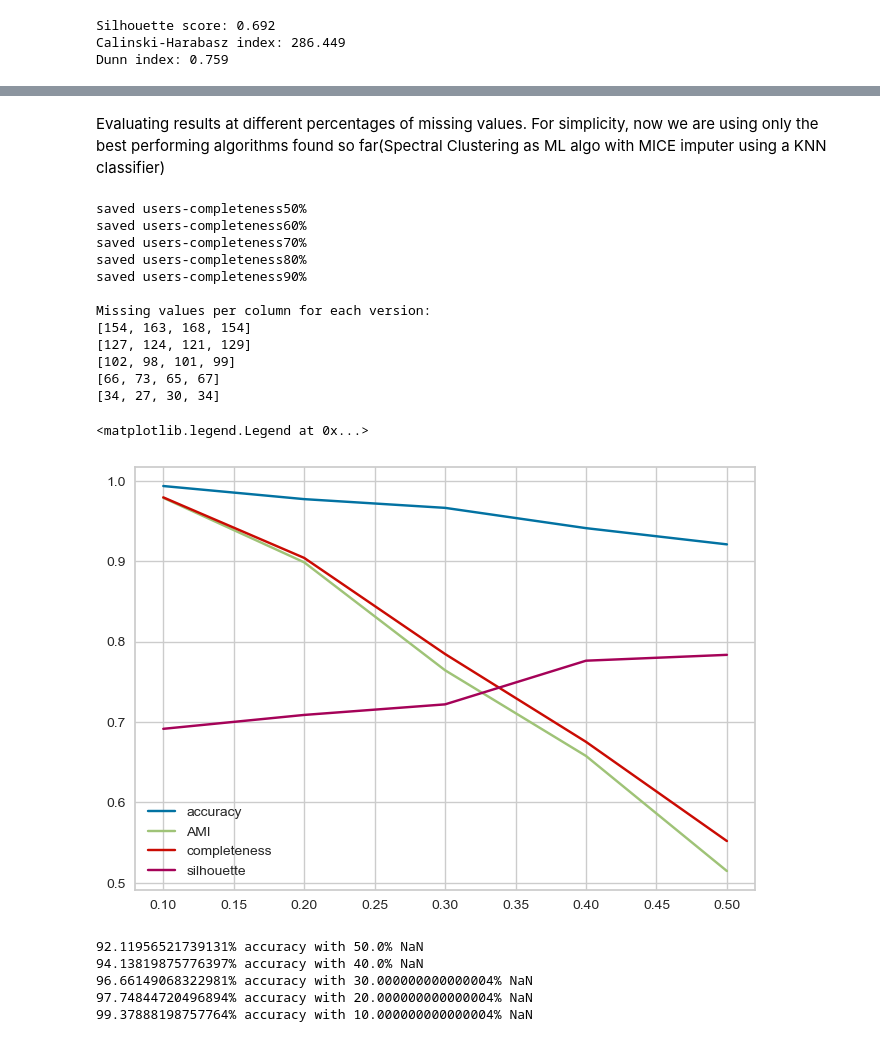
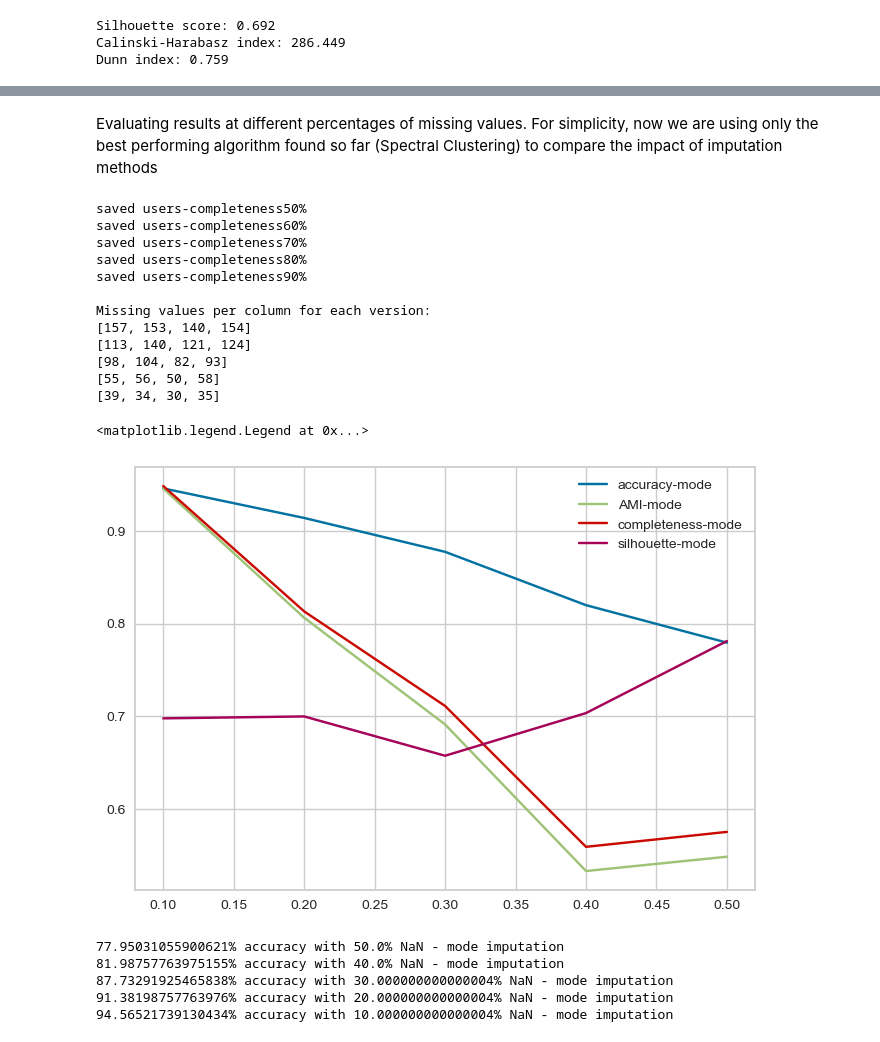
Before and after one commit to TommasoCapacci/DQ_Project_Clustering_2022, a Jupyter notebook: code/users.ipynb, the cells around one changed output, grey strips where cells are left out. Drawn from its saved outputs; the diff is of its cells as text; code cells hidden in the pictures.

```diff
--- a/code/users.ipynb
+++ b/code/users.ipynb
@@ -557,12 +556,12 @@ knn imputation completeness scores mean: 0.9538431331456644 var: 0.0013322449778
 # %% [markdown]
-Evaluating results at different percentages of missing values. For simplicity, now we are using only the best performing algorithms found so far(Spectral Clustering as ML algo with MICE imputer using a KNN classifier)
+Evaluating results at different percentages of missing values. For simplicity, now we are using only the best performing algorithm found so far (Spectral Clustering) to compare the impact of imputation methods
 # %%
 # Load the dataset
 df = pd.read_csv("../datasets/users.csv")
 
 # Obtain the list of null-injected datasets
 perc = [0.50, 0.40, 0.30, 0.20, 0.10]
-df_list = injection(df, 42, "users", "None")
+df_list = injection(df, 99, "users", "None")
 
 print("\nMissing values per column for each version:")
 for ds in df_list:
@@ -582,11 +581,11 @@ saved users-completeness80%
 saved users-completeness90%
 
 Missing values per column for each version:
-[154, 163, 168, 154]
-[127, 124, 121, 129]
-[102, 98, 101, 99]
-[66, 73, 65, 67]
-[34, 27, 30, 34]
+[157, 153, 140, 154]
+[113, 140, 121, 124]
+[98, 104, 82, 93]
+[55, 56, 50, 58]
+[39, 34, 30, 35]
 # %%
 #redefining spectral clustering not to use prints
 def compute_spectral_clustering_and_scores_no_print(df, n_clusters=5):
@@ -640,21 +659,21 @@ for test_ind in range(5):
 # %%
-plt.plot(perc, accuracy, label='accuracy')
-plt.plot(perc, AMI, label='AMI')
-plt.plot(perc, Completeness, label='completeness')
-plt.plot(perc, silhouette, label='silhouette')
+plt.plot(perc, accuracy_mode, label='accuracy-mode')
+plt.plot(perc, AMI_mode, label='AMI-mode')
+plt.plot(perc, Completeness_mode, label='completeness-mode')
+plt.plot(perc, silhouette_mode, label='silhouette-mode')
 plt.legend()
 # %% [output]
 <matplotlib.legend.Legend at 0x...>
-[figure, old version]
+[figure, new version]
 # %%
 #Accuracy DQ Dimension assessment
 missing = 0.5
-for acc in accuracy:
-    print(str(acc*100)+"% accuracy with "+str(missing*100)+"% NaN")
+for acc in accuracy_mode:
+    print(str(acc*100)+"% accuracy with "+str(missing*100)+"% NaN - mode imputation")
     missing = missing - 0.1
 # %% [output]
-92.11956521739131% accuracy with 50.0% NaN
-94.13819875776397% accuracy with 40.0% NaN
-96.66149068322981% accuracy with 30.000000000000004% NaN
-97.74844720496894% accuracy with 20.000000000000004% NaN
-99.37888198757764% accuracy with 10.000000000000004% NaN
+77.95031055900621% accuracy with 50.0% NaN - mode imputation
+81.98757763975155% accuracy with 40.0% NaN - mode imputation
+87.73291925465838% accuracy with 30.000000000000004% NaN - mode imputation
+91.38198757763976% accuracy with 20.000000000000004% NaN - mode imputation
+94.56521739130434% accuracy with 10.000000000000004% NaN - mode imputation
```
Also changed, not shown: parts of 12 cells of this notebook, 1 other file.
